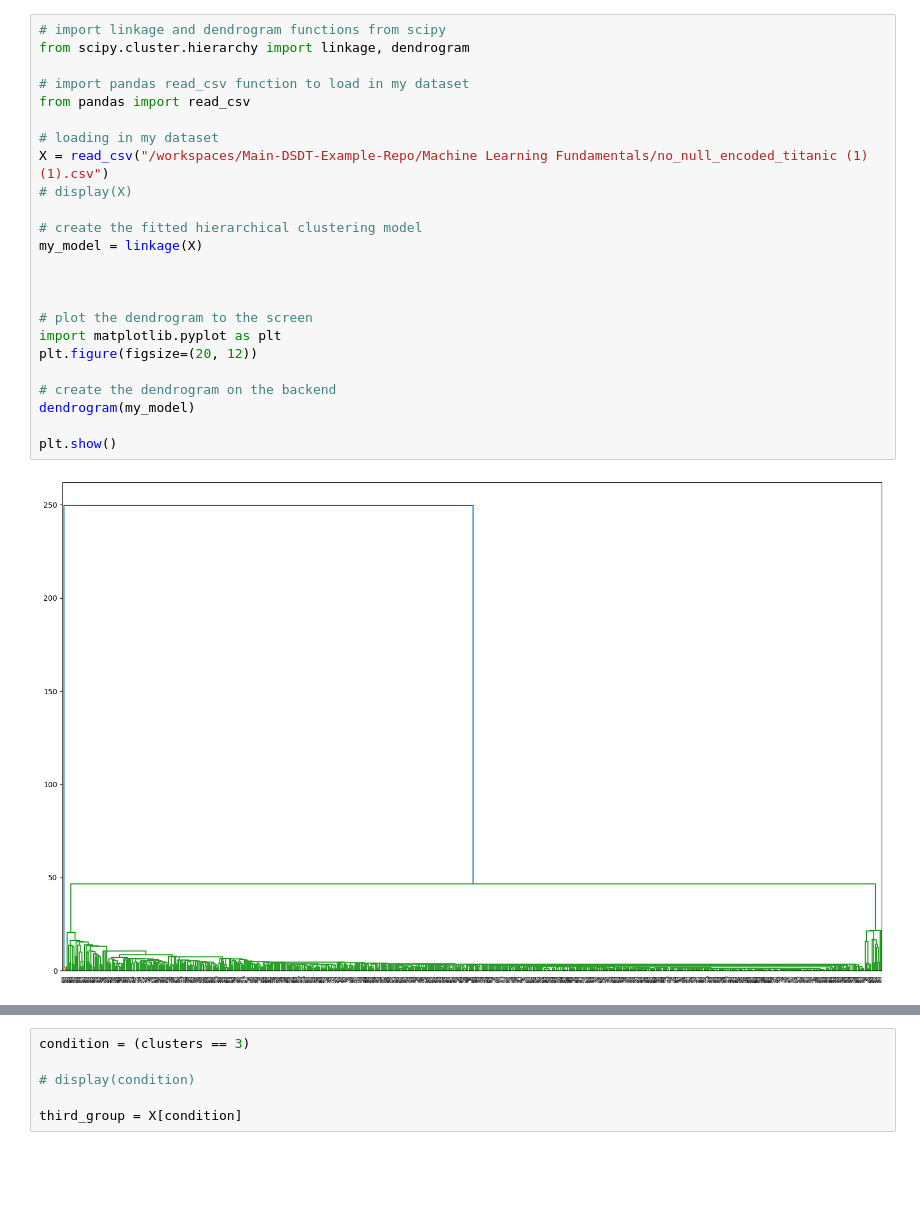
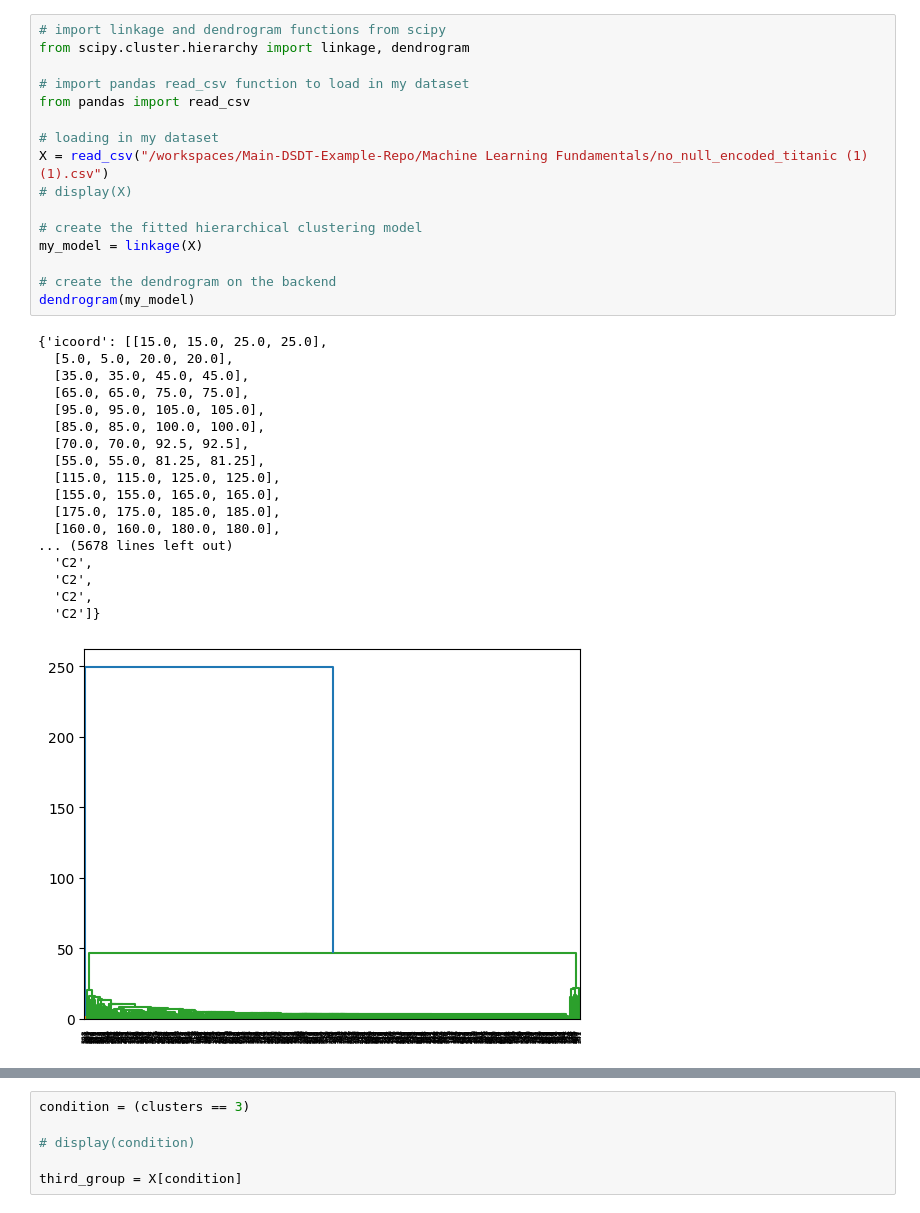
Before and after one commit to turnbullfordsdt/Main-DSDT-Example-Repo, a Jupyter notebook: Machine Learning Fundamentals/hierarchal.ipynb, the cells around one changed output, grey strips where cells are left out. Saved outputs shown, nothing was run; the diff lists cells and outputs as text; blank space fills up the shorter version.

```diff
--- a/Machine Learning Fundamentals/hierarchal.ipynb
+++ b/Machine Learning Fundamentals/hierarchal.ipynb
@@ -1,29 +22,38 @@
 # %%
 # import linkage and dendrogram functions from scipy
 from scipy.cluster.hierarchy import linkage, dendrogram
 
 # import pandas read_csv function to load in my dataset
 from pandas import read_csv
 
 # loading in my dataset
 X = read_csv("/workspaces/Main-DSDT-Example-Repo/Machine Learning Fundamentals/no_null_encoded_titanic (1) (1).csv")
 # display(X)
 
 # create the fitted hierarchical clustering model
 my_model = linkage(X)
 
-
-
-# plot the dendrogram to the screen
-import matplotlib.pyplot as plt
-plt.figure(figsize=(20, 12))
-
 # create the dendrogram on the backend
 dendrogram(my_model)
-
-plt.show()
 # %% [output]
+{'icoord': [[15.0, 15.0, 25.0, 25.0],
+  [5.0, 5.0, 20.0, 20.0],
+  [35.0, 35.0, 45.0, 45.0],
+  [65.0, 65.0, 75.0, 75.0],
+  [95.0, 95.0, 105.0, 105.0],
+  [85.0, 85.0, 100.0, 100.0],
+  [70.0, 70.0, 92.5, 92.5],
+  [55.0, 55.0, 81.25, 81.25],
+  [115.0, 115.0, 125.0, 125.0],
+  [155.0, 155.0, 165.0, 165.0],
+  [175.0, 175.0, 185.0, 185.0],
+  [160.0, 160.0, 180.0, 180.0],
+... (5678 lines left out)
+  'C2',
+  'C2',
+  'C2',
+  'C2']}
-[figure, old version]
+[figure, new version]
 # %%
 from scipy.cluster.hierarchy import fcluster
 num_clusters_that_I_want = 3
```
Also changed, not shown: parts of 2 cells of this notebook, 1 other file.
